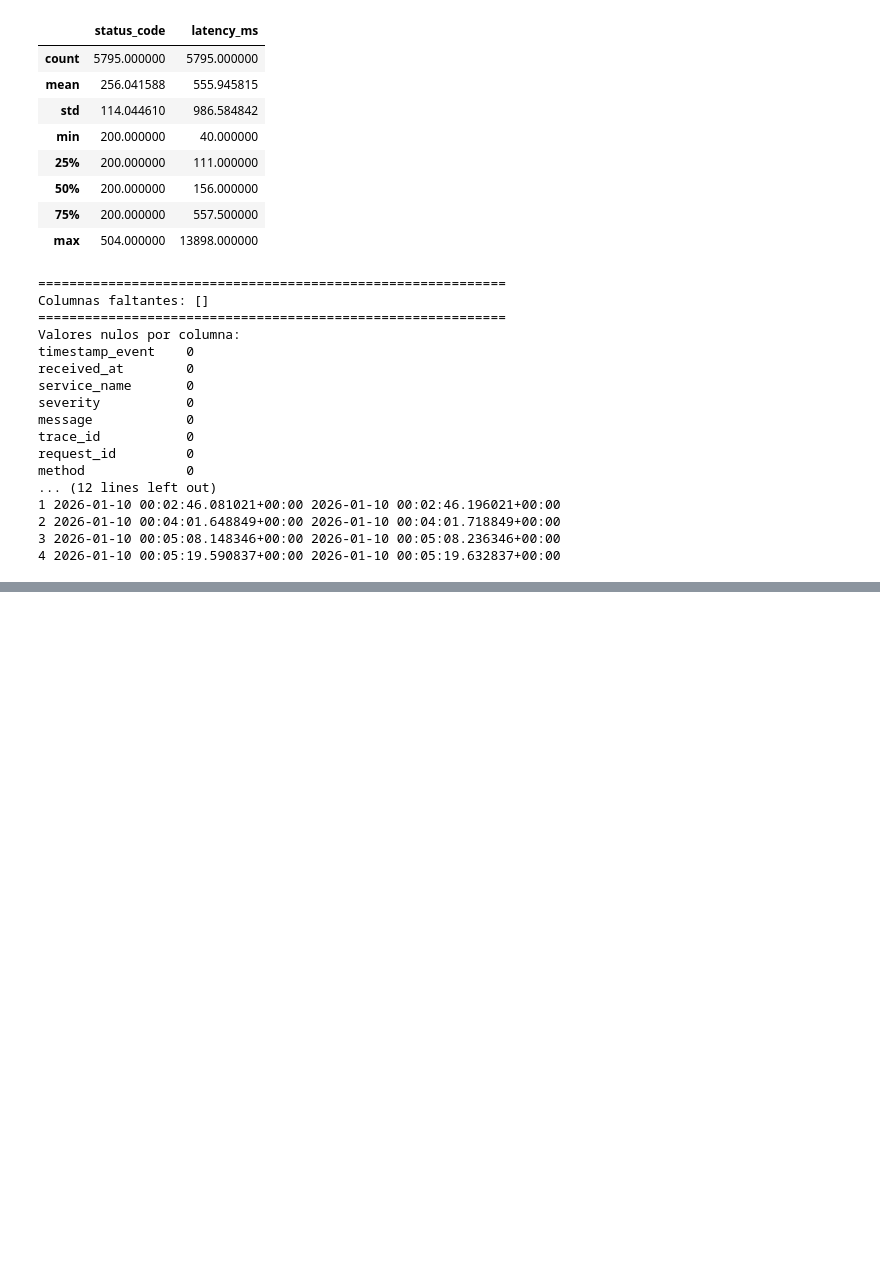
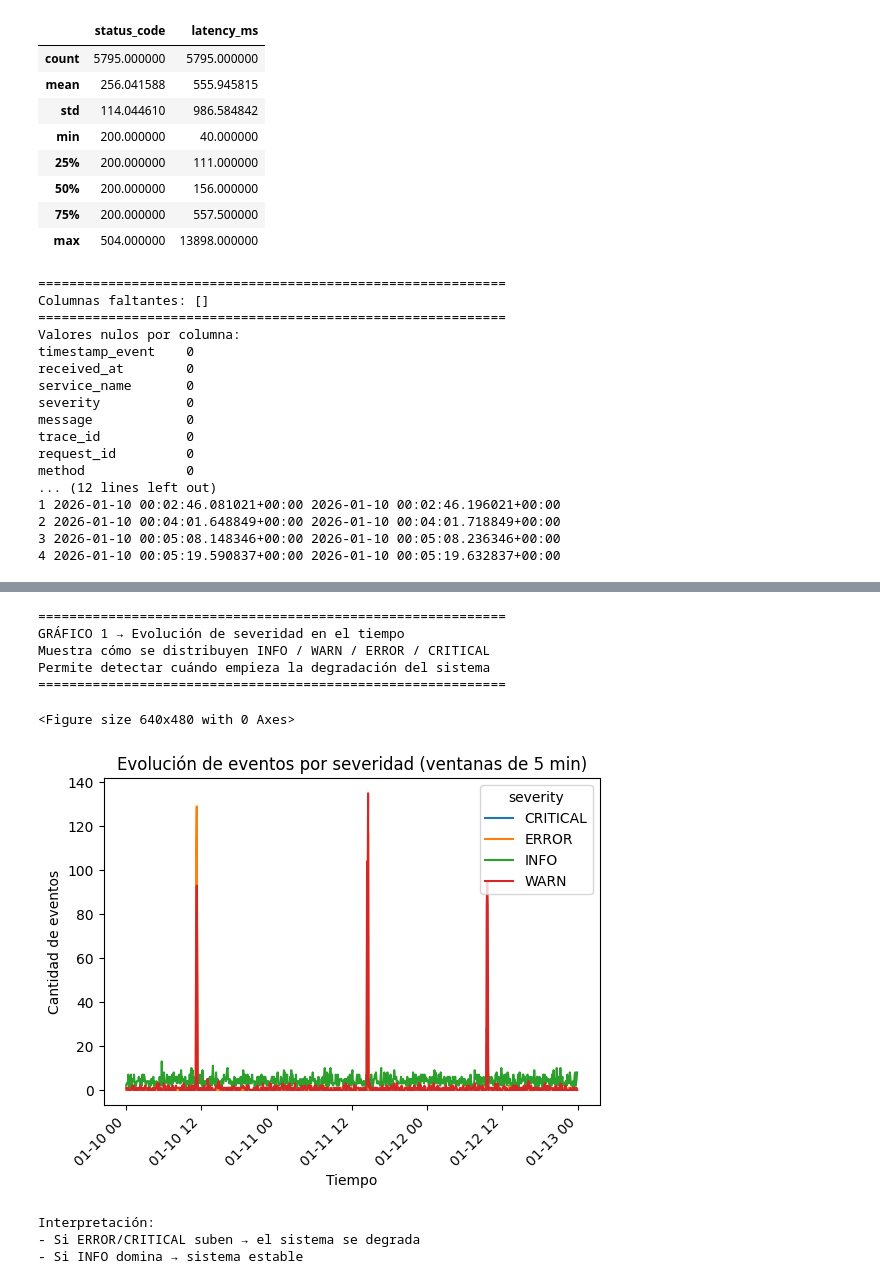
Before and after one commit to JuanCastro-H/Log-Analysis-and-Observability-Challenge-6, a Jupyter notebook: notebook/analisis_logs.ipynb, the cells around one changed output, grey strips where cells are left out. Saved outputs shown, nothing was run; the diff lists cells and outputs as text; code cells hidden in the pictures; blank space fills up the shorter version.

```diff
--- a/notebook/analisis_logs.ipynb
+++ b/notebook/analisis_logs.ipynb
@@ -137,0 +560,52 @@ method             0
+# %%
+# =======================================
+# VISUALIZACIÓN DEL SISTEMA (CON CONTEXTO)
+# =======================================
+
+import matplotlib.pyplot as plt
+
+# ---------------------------------------
+# PREPARACIÓN DE DATOS
+# ---------------------------------------
+
+severity_timeline = dataframe.groupby(
+    ["window_start", "severity"]
+).size().unstack(fill_value=0)
+
+bad_rate_timeline = dataframe.groupby("window_start")["is_bad"].mean()
+
+# =======================================
+# GRÁFICO 1: SEVERIDAD EN EL TIEMPO
+# =======================================
+
+print("\n" + "="*60)
+print("GRÁFICO 1 → Evolución de severidad en el tiempo")
+print("Muestra cómo se distribuyen INFO / WARN / ERROR / CRITICAL")
+print("Permite detectar cuándo empieza la degradación del sistema")
+print("="*60)
+
+plt.figure()
+
+severity_timeline.plot()
+
+plt.title("Evolución de eventos por severidad (ventanas de 5 min)")
+plt.xlabel("Tiempo")
+plt.ylabel("Cantidad de eventos")
+plt.xticks(rotation=45)
+
+plt.show()
+
+print("\nInterpretación:")
+print("- Si ERROR/CRITICAL suben → el sistema se degrada")
+print("- Si INFO domina → sistema estable")
+# %% [output]
+============================================================
+GRÁFICO 1 → Evolución de severidad en el tiempo
+Muestra cómo se distribuyen INFO / WARN / ERROR / CRITICAL
+Permite detectar cuándo empieza la degradación del sistema
+============================================================
+<Figure size 640x480 with 0 Axes>
+[figure, added]
+Interpretación:
+- Si ERROR/CRITICAL suben → el sistema se degrada
+- Si INFO domina → sistema estable
```
Also changed, not shown: parts of 10 cells of this notebook, 1 other file.
